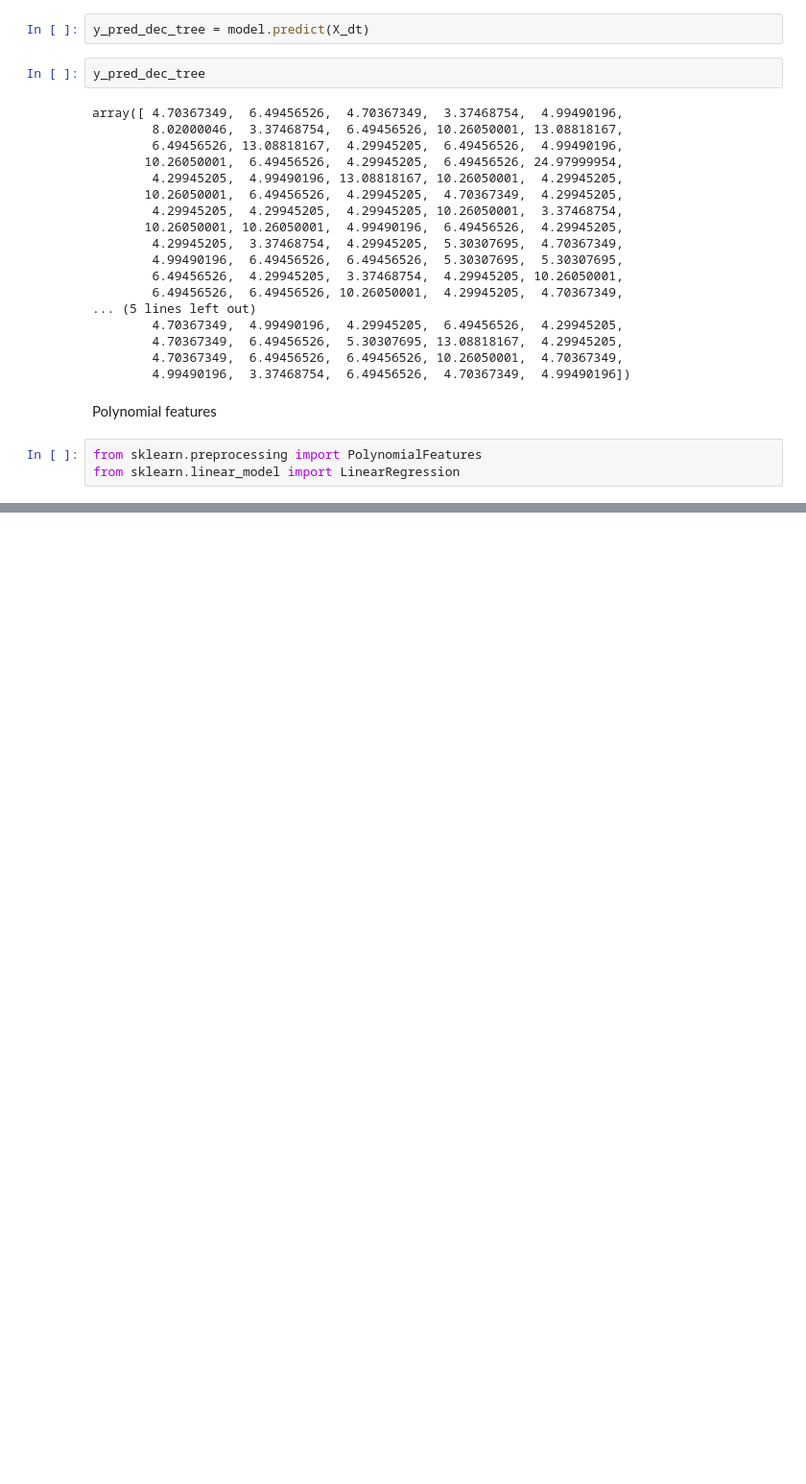
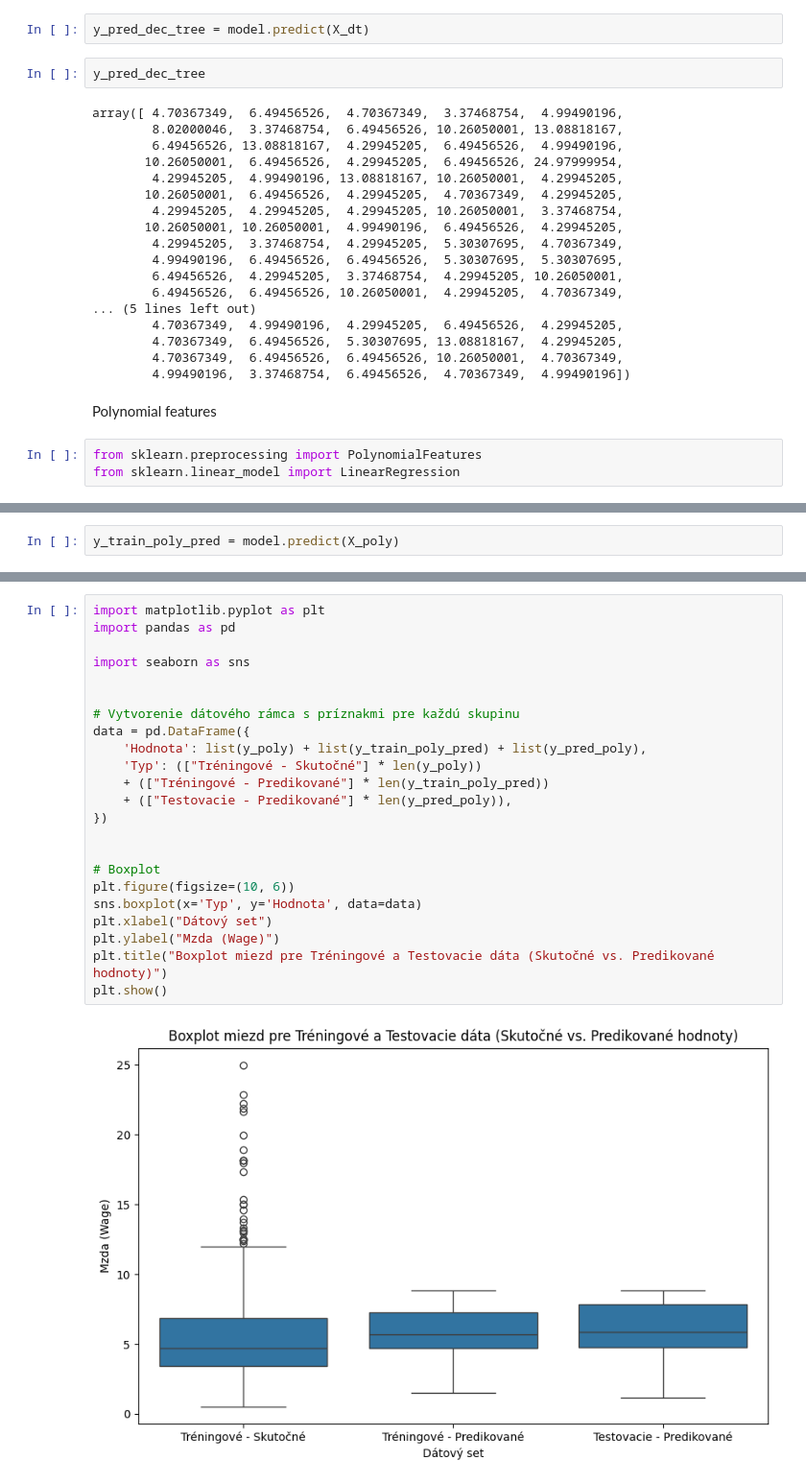
Before and after one commit to JohnyMi/DSGitrespository, a Jupyter notebook: ML/Regresion/Reggresion_project.ipynb, the cells around one changed output, grey strips where cells are left out. Shown at 96% size. Saved outputs shown, nothing was run; the diff lists cells and outputs as text; blank space fills up the shorter version.

```diff
--- a/ML/Regresion/Reggresion_project.ipynb
+++ b/ML/Regresion/Reggresion_project.ipynb
@@ -162,0 +198,2 @@ from sklearn.linear_model import LinearRegression
+# %%
+y_train_poly_pred = model.predict(X_poly)
@@ -293,0 +253,25 @@ plt.show()
+# %%
+import matplotlib.pyplot as plt
+import pandas as pd
+
+import seaborn as sns
+
+
+# Vytvorenie dátového rámca s príznakmi pre každú skupinu
+data = pd.DataFrame({
+    'Hodnota': list(y_poly) + list(y_train_poly_pred) + list(y_pred_poly),
+    'Typ': (["Tréningové - Skutočné"] * len(y_poly))
+    + (["Tréningové - Predikované"] * len(y_train_poly_pred))
+    + (["Testovacie - Predikované"] * len(y_pred_poly)),
+})
+
+
+# Boxplot
+plt.figure(figsize=(10, 6))
+sns.boxplot(x='Typ', y='Hodnota', data=data)
+plt.xlabel("Dátový set")
+plt.ylabel("Mzda (Wage)")
+plt.title("Boxplot miezd pre Tréningové a Testovacie dáta (Skutočné vs. Predikované hodnoty)")
+plt.show()
+# %% [output]
+[figure, added]
```
Also changed, not shown: parts of 21 cells of this notebook, 2 other files.
